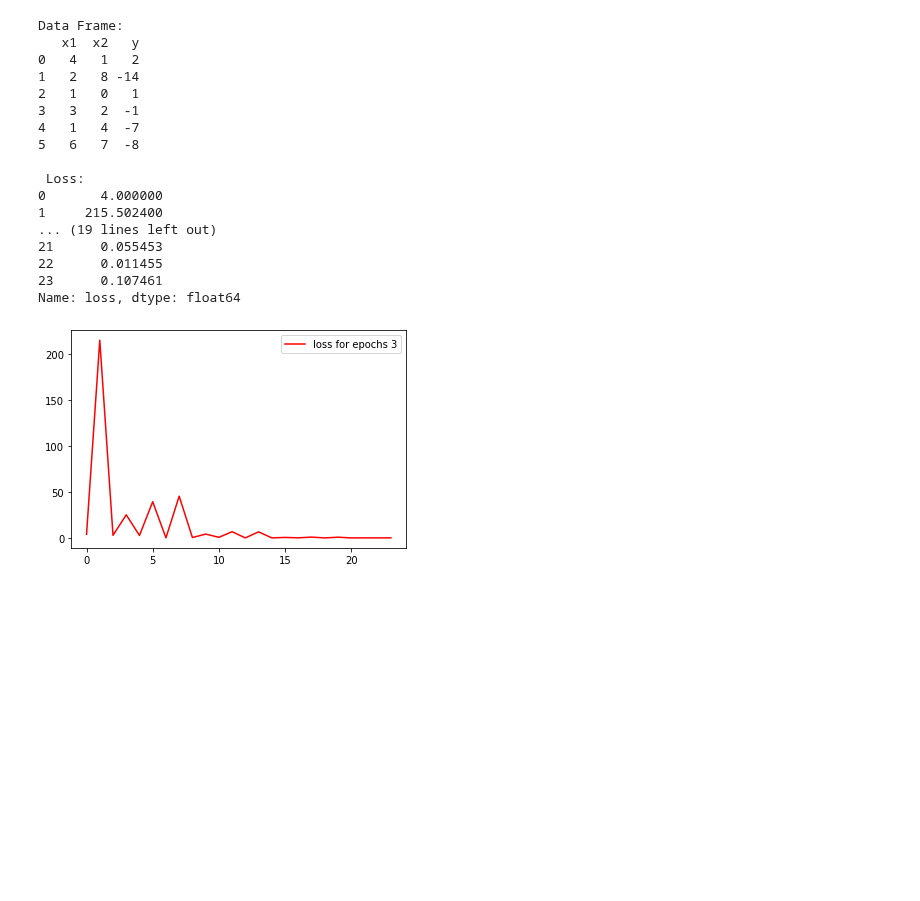
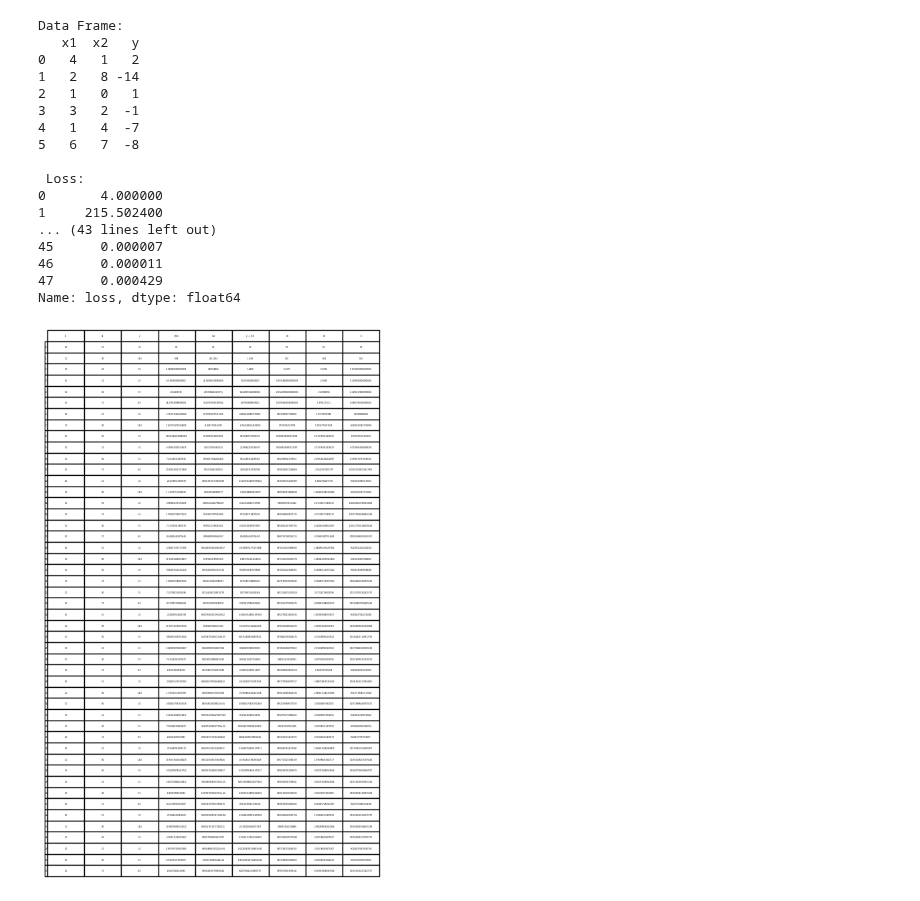
Before and after one commit to Hawkhobo/ecs171-fall2023, a Jupyter notebook: Activity-Stochastic GD Example-1.ipynb, the cells around one changed output. Saved outputs shown, nothing was run; the diff lists cells and outputs as text; code cells hidden in the pictures; blank space fills up the shorter version.

Commit message:
Activity 1 - Tabulate relevant data per batch

```diff
--- a/Activity-Stochastic GD Example-1.ipynb
+++ b/Activity-Stochastic GD Example-1.ipynb
@@ -23,7 +23,8 @@ b=0
 a = 0.01  # learning rate
 data= []
 
-for epoch in range(0,4):
+# Make sure we tune up to 8 epochs to get a good feel for when loss function stabilizes
+for epoch in range(0,8):
     # Batch size = 1 , so we have 6 batches in 1 epoch:
     for i in range(0, 6):  # the size of dataset is 6 (6 samples)
         x_1 = df.loc[i][0]
@@ -32,38 +33,47 @@ for epoch in range(0,4):
         y_hat = (w_1*x_1) + (w_2*x_2) + b
         loss = pow((y - y_hat) , 2)
 
         data.append([x_1, x_2, y, y_hat, loss, (y - y_hat) ,w_1,w_2,b])
 
         # updated parameters
         w_1 = w_1 + a*(2* (y - y_hat) *x_1)
         w_2 = w_2 + a*(2*(y - y_hat)*x_2)
         b = b + a*(2* (y - y_hat)*1)
         # end of the ith batch
 
 output = pd.DataFrame(data, columns=['x1', 'x2', 'y', 'y_hat', 'loss' , 'y - y_hat' , 'w1', 'w2' , 'b'])
 
-print("\n Loss: ")
-print (output['loss'])
 import matplotlib.pyplot as plt
-plt.plot(output['loss'],'r-',label='loss for epochs '+ str(epoch) )
+# Tabulate the output of all the batches, include weights, biases, loss, actual - predicted, et cetera
+
+fix, ax = plt.subplots()
+ax.axis('off')
+table = pd.plotting.table(ax, output, loc='center', cellLoc='center')
+
+# Print out the adjusting loss as a function over total batches
+print(\n"
+plt.figure(2)
+plt.xlabel('Total Batches (6 per epoch)')
+plt.ylabel('Loss')
+plt.plot(output['loss'],'r-',label='loss for '+ str(epoch + 1) + ' epochs')
 plt.legend()
 plt.show()
 # %% [output]
 Data Frame:
    x1  x2   y
 0   4   1   2
 1   2   8 -14
 2   1   0   1
 3   3   2  -1
 4   1   4  -7
 5   6   7  -8
 
  Loss:
 0       4.000000
 1     215.502400
-... (19 lines left out)
-21      0.055453
-22      0.011455
-23      0.107461
+... (43 lines left out)
+45      0.000007
+46      0.000011
+47      0.000429
 Name: loss, dtype: float64
-[figure, old version]
+[figure, new version]
```
Also changed, not shown: parts of 1 cell of this notebook.
